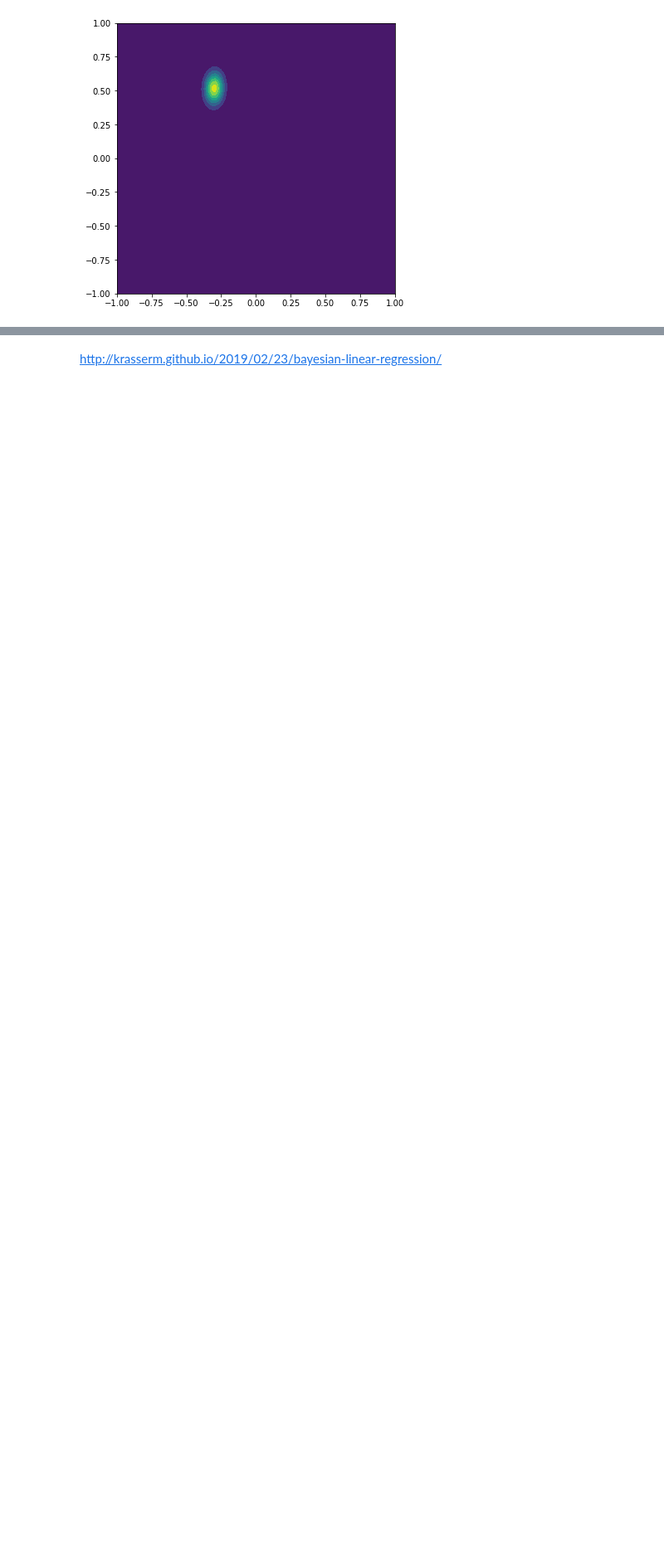
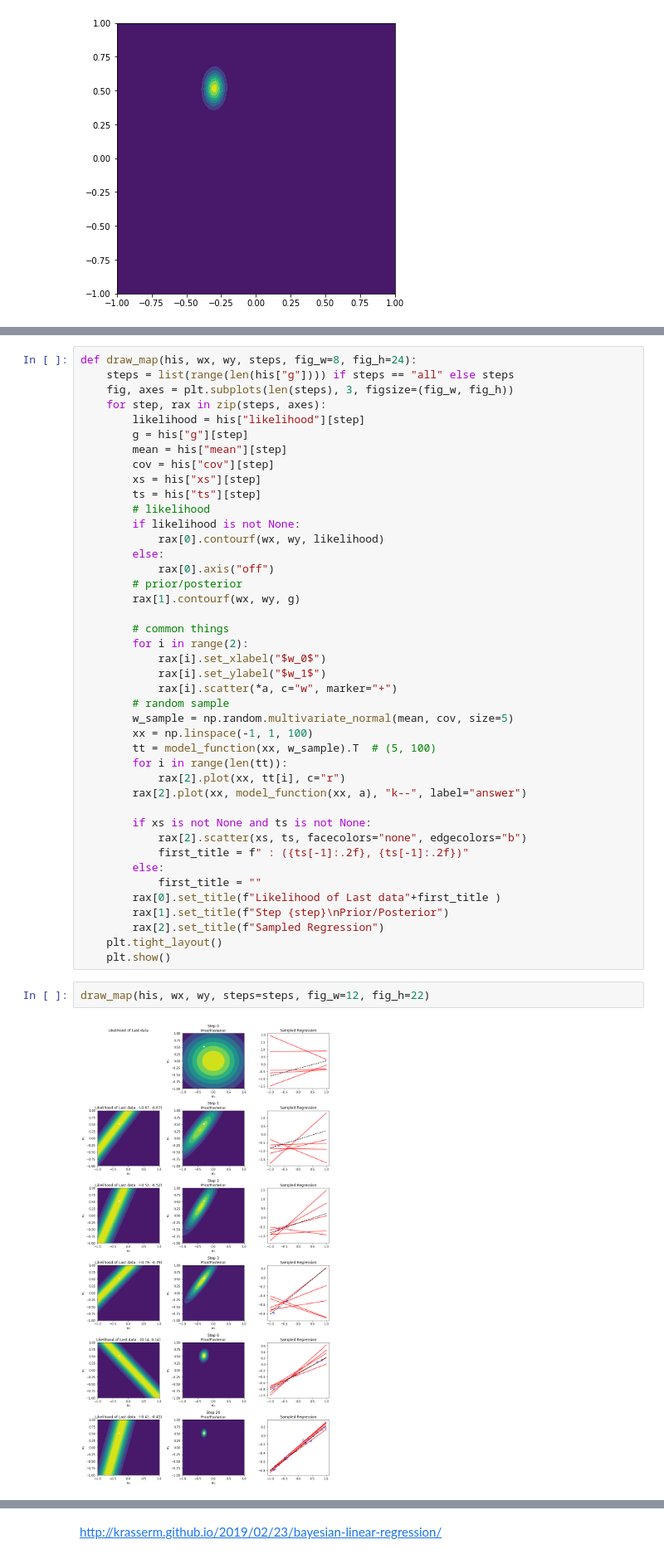
Before and after one commit to simonjisu/prml_study, a Jupyter notebook: notebooks/chapter-3/Linear Regression.ipynb, the cells around one changed output, grey strips where cells are left out. Shown at 83% size. Saved outputs shown, nothing was run; the diff lists cells and outputs as text; blank space fills up the shorter version.

```diff
--- a/notebooks/chapter-3/Linear Regression.ipynb
+++ b/notebooks/chapter-3/Linear Regression.ipynb
@@ -350,3 +379,49 @@ for step, (x_i, t_i) in enumerate(zip(x, t)):
+# %%
+def draw_map(his, wx, wy, steps, fig_w=8, fig_h=24):
+    steps = list(range(len(his["g"]))) if steps == "all" else steps
+    fig, axes = plt.subplots(len(steps), 3, figsize=(fig_w, fig_h))
+    for step, rax in zip(steps, axes):
+        likelihood = his["likelihood"][step]
+        g = his["g"][step]
+        mean = his["mean"][step]
+        cov = his["cov"][step]
+        xs = his["xs"][step]
+        ts = his["ts"][step]
+        # likelihood
+        if likelihood is not None:
+            rax[0].contourf(wx, wy, likelihood)
+        else:
+            rax[0].axis("off")
+        # prior/posterior
+        rax[1].contourf(wx, wy, g)
+
+        # common things
+        for i in range(2):
+            rax[i].set_xlabel("$w_0$")
+            rax[i].set_ylabel("$w_1$")
+            rax[i].scatter(*a, c="w", marker="+")
+        # random sample
+        w_sample = np.random.multivariate_normal(mean, cov, size=5)
+        xx = np.linspace(-1, 1, 100)
+        tt = model_function(xx, w_sample).T  # (5, 100)
+        for i in range(len(tt)):
+            rax[2].plot(xx, tt[i], c="r")
+        rax[2].plot(xx, model_function(xx, a), "k--", label="answer")
+
+        if xs is not None and ts is not None:
+            rax[2].scatter(xs, ts, facecolors="none", edgecolors="b")
+            first_title = f" : ({ts[-1]:.2f}, {ts[-1]:.2f})"
+        else:
+            first_title = ""
+        rax[0].set_title(f"Likelihood of Last data"+first_title )
+        rax[1].set_title(f"Step {step}\nPrior/Posterior")
+        rax[2].set_title(f"Sampled Regression")
+    plt.tight_layout()
+    plt.show()
+# %%
+draw_map(his, wx, wy, steps=steps, fig_w=12, fig_h=22)
+# %% [output]
+[figure, added]
 # %%
 fig, ax = plt.subplots(1, 1)
 ms = np.vstack(his["mean"])
```
Also changed, not shown: parts of 35 cells of this notebook.
